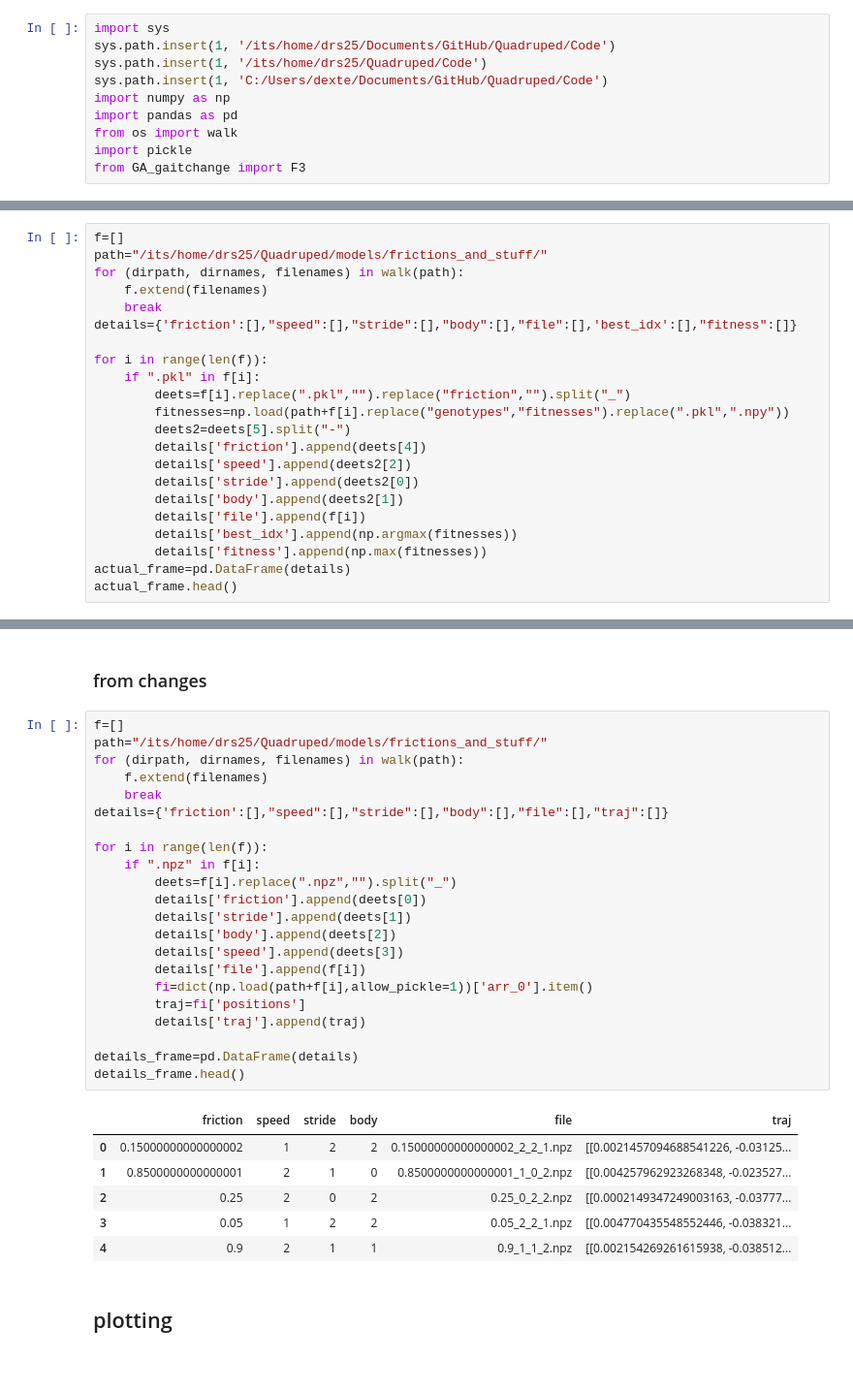
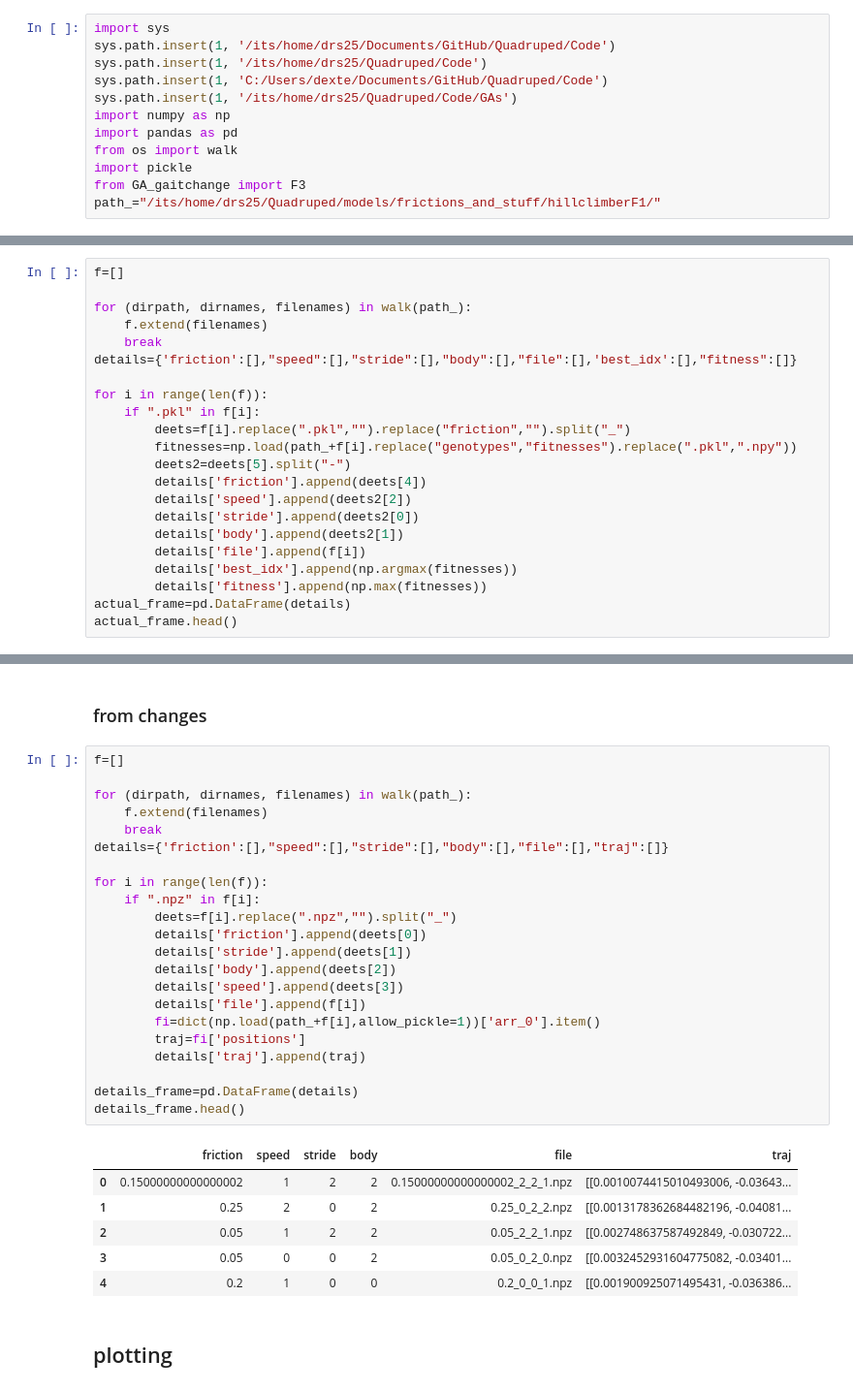
Before and after one commit to shepai/Quadruped, a Jupyter notebook: Code/GAs/gaitSelect/analysis.ipynb, the cells around one changed output, grey strips where cells are left out. Shown at 97% size. Cells and saved outputs as stored; diff of their text form.

```diff
--- a/Code/GAs/gaitSelect/analysis.ipynb
+++ b/Code/GAs/gaitSelect/analysis.ipynb
@@ -3,8 +3,10 @@ import sys
 sys.path.insert(1, '/its/home/drs25/Documents/GitHub/Quadruped/Code')
 sys.path.insert(1, '/its/home/drs25/Quadruped/Code')
 sys.path.insert(1, 'C:/Users/dexte/Documents/GitHub/Quadruped/Code')
+sys.path.insert(1, '/its/home/drs25/Quadruped/Code/GAs')
 import numpy as np
 import pandas as pd
 from os import walk
 import pickle
 from GA_gaitchange import F3
+path_="/its/home/drs25/Quadruped/models/frictions_and_stuff/hillclimberF1/"
@@ -16,8 +16,8 @@ ModuleNotFoundError: No module named 'GA_gaitchange'
 ### from evolution
 # %%
 f=[]
-path="/its/home/drs25/Quadruped/models/frictions_and_stuff/"
-for (dirpath, dirnames, filenames) in walk(path):
+
+for (dirpath, dirnames, filenames) in walk(path_):
     f.extend(filenames)
     break
 details={'friction':[],"speed":[],"stride":[],"body":[],"file":[],'best_idx':[],"fitness":[]}
@@ -25,7 +25,7 @@ details={'friction':[],"speed":[],"stride":[],"body":[],"file":[],'best_idx':[],
 for i in range(len(f)):
     if ".pkl" in f[i]:
         deets=f[i].replace(".pkl","").replace("friction","").split("_")
-        fitnesses=np.load(path+f[i].replace("genotypes","fitnesses").replace(".pkl",".npy"))
+        fitnesses=np.load(path_+f[i].replace("genotypes","fitnesses").replace(".pkl",".npy"))
         deets2=deets[5].split("-")
         details['friction'].append(deets[4])
         details['speed'].append(deets2[2])
@@ -70,32 +80,32 @@ but no persistent_load function was specified.
 ### from changes
 # %%
 f=[]
-path="/its/home/drs25/Quadruped/models/frictions_and_stuff/"
-for (dirpath, dirnames, filenames) in walk(path):
+
+for (dirpath, dirnames, filenames) in walk(path_):
     f.extend(filenames)
     break
 details={'friction':[],"speed":[],"stride":[],"body":[],"file":[],"traj":[]}
 
 for i in range(len(f)):
     if ".npz" in f[i]:
         deets=f[i].replace(".npz","").split("_")
         details['friction'].append(deets[0])
         details['stride'].append(deets[1])
         details['body'].append(deets[2])
         details['speed'].append(deets[3])
         details['file'].append(f[i])
-        fi=dict(np.load(path+f[i],allow_pickle=1))['arr_0'].item()
+        fi=dict(np.load(path_+f[i],allow_pickle=1))['arr_0'].item()
         traj=fi['positions']
         details['traj'].append(traj)
 
 details_frame=pd.DataFrame(details)
 details_frame.head()
 # %% [output]
 |  | friction | speed | stride | body | file | traj |
-| 0 | 0.15000000000000002 | 1 | 2 | 2 | 0.15000000000000002_2_2_1.npz | [[0.0021457094688541226, -0.03125... |
-| 1 | 0.8500000000000001 | 2 | 1 | 0 | 0.8500000000000001_1_0_2.npz | [[0.004257962923268348, -0.023527... |
-| 2 | 0.25 | 2 | 0 | 2 | 0.25_0_2_2.npz | [[0.0002149347249003163, -0.03777... |
-| 3 | 0.05 | 1 | 2 | 2 | 0.05_2_2_1.npz | [[0.004770435548552446, -0.038321... |
-| 4 | 0.9 | 2 | 1 | 1 | 0.9_1_1_2.npz | [[0.002154269261615938, -0.038512... |
+| 0 | 0.15000000000000002 | 1 | 2 | 2 | 0.15000000000000002_2_2_1.npz | [[0.0010074415010493006, -0.03643... |
+| 1 | 0.25 | 2 | 0 | 2 | 0.25_0_2_2.npz | [[0.0013178362684482196, -0.04081... |
+| 2 | 0.05 | 1 | 2 | 2 | 0.05_2_2_1.npz | [[0.002748637587492849, -0.030722... |
+| 3 | 0.05 | 0 | 0 | 2 | 0.05_0_2_0.npz | [[0.0032452931604775082, -0.03401... |
+| 4 | 0.2 | 1 | 0 | 0 | 0.2_0_0_1.npz | [[0.001900925071495431, -0.036386... |
 # %% [markdown]
 ## plotting
```
Also changed, not shown: parts of 6 cells of this notebook.
